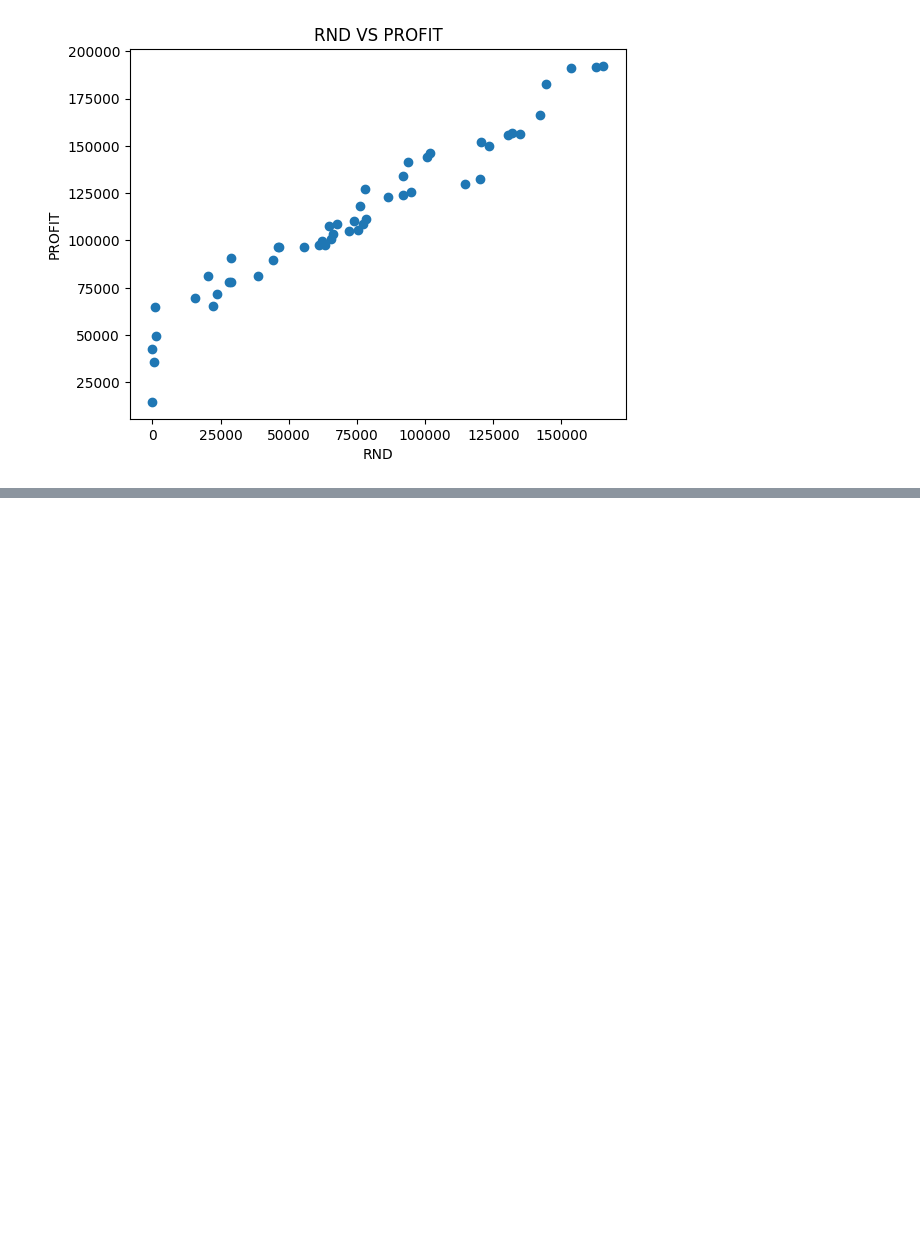
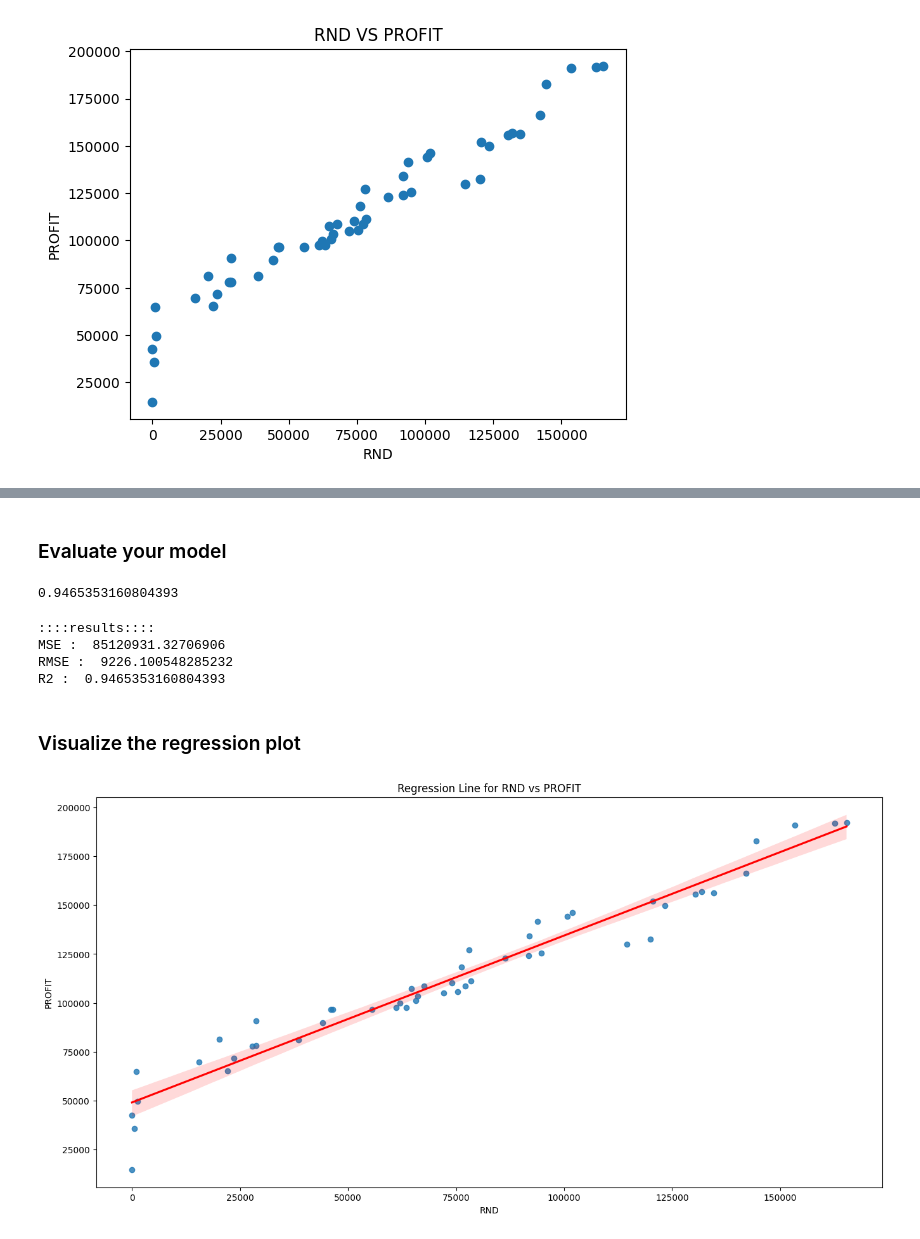
Before and after one commit to arvindravan/python_dsml, a Jupyter notebook: Linear_Regression/LinearRegression.ipynb, the cells around one changed output, grey strips where cells are left out. Saved outputs shown, nothing was run; the diff lists cells and outputs as text; code cells hidden in the pictures; blank space fills up the shorter version.

```diff
--- a/Linear_Regression/LinearRegression.ipynb
+++ b/Linear_Regression/LinearRegression.ipynb
@@ -70,0 +138,7 @@ Text(0.5, 1.0, 'RND VS PROFIT')
+# %% [markdown]
+### Evaluate your model
+# %%
+## R2 score
+model.score(X,Y)
+# %% [output]
+0.9465353160804393
@@ -70,0 +148,16 @@ Text(0.5, 1.0, 'RND VS PROFIT')
+# %%
+mse = mean_squared_error(Y,ypred)
+rmse = mse **(1/2)
+mae = mean_absolute_error(Y,ypred)
+r2 = r2_score(Y,ypred)
+print('::::results::::')
+print('MSE : ',mse)
+print('RMSE : ',rmse)
+print('R2 : ', r2)
+# %% [output]
+::::results::::
+MSE :  85120931.32706906
+RMSE :  9226.100548285232
+R2 :  0.9465353160804393
+# %% [markdown]
+### Visualize the regression plot
@@ -70,0 +166,7 @@ Text(0.5, 1.0, 'RND VS PROFIT')
+# %%
+plt.figure(figsize=(16,8))
+sb.regplot(data=df,x='RND',y='PROFIT',line_kws={'color':'red'})
+plt.title('Regression Line for RND vs PROFIT')
+plt.show()
+# %% [output]
+[figure, added]
```
Also changed, not shown: parts of 14 cells of this notebook.
